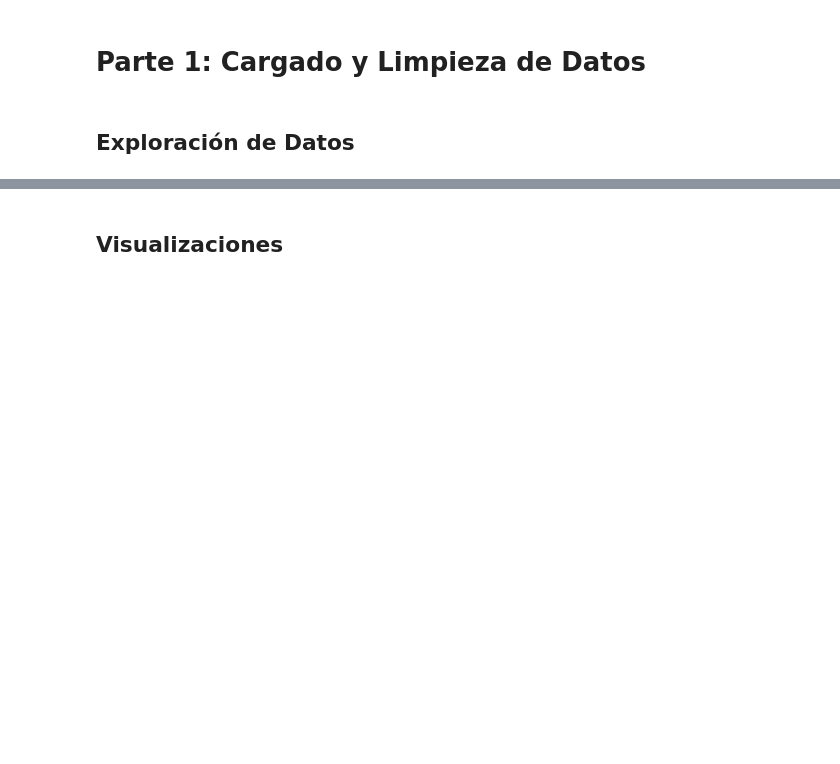
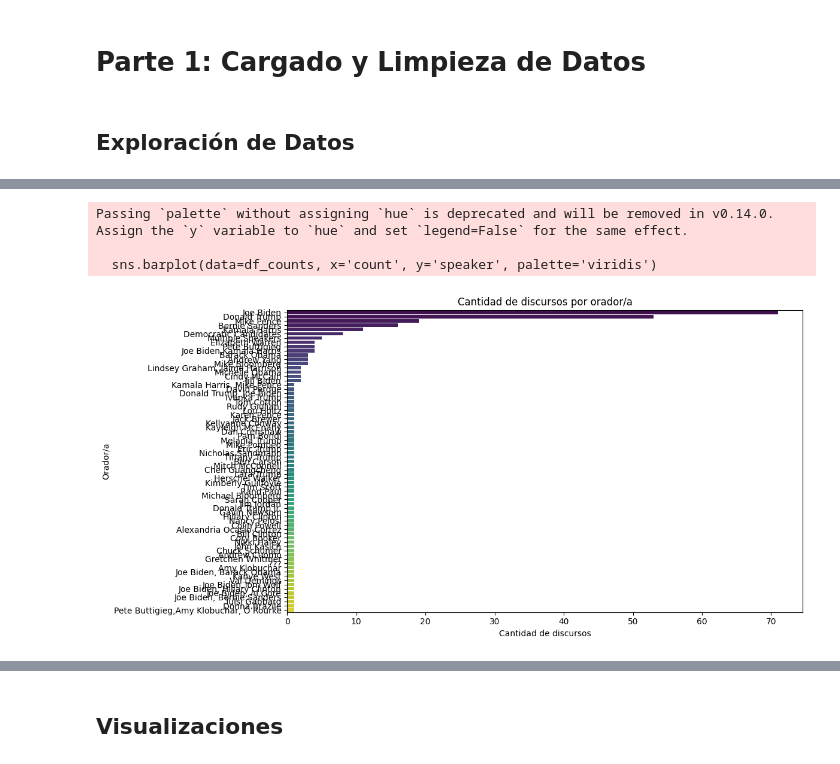
Before and after one commit to Jonathanrr98/intro-cd-tarea1, a Jupyter notebook: us2020_propuesta_estudiantes.ipynb, the cells around one changed output, grey strips where cells are left out. Cells and saved outputs as stored; diff of their text form; code cells hidden in the pictures; blank space fills up the shorter version.

Commit message:
histogramas para visualizar cantidad de candidatos y para ir poniendo en el informe

```diff
--- a/us2020_propuesta_estudiantes.ipynb
+++ b/us2020_propuesta_estudiantes.ipynb
@@ -169,3 +170,22 @@ Data columns (total 6 columns):
 dtypes: object(6)
 memory usage: 9.3+ KB
 None
+# %%
+# Convertir a DataFrame y ordenar
+df_counts = speech_counts.reset_index()
+df_counts.columns = ['speaker', 'count']
+df_counts = df_counts.sort_values(by='count', ascending=False)
+
+# Crear gráfico
+plt.figure(figsize=(12, 6))
+sns.barplot(data=df_counts, x='count', y='speaker', palette='viridis')
+plt.title('Cantidad de discursos por orador/a')
+plt.xlabel('Cantidad de discursos')
+plt.ylabel('Orador/a')
+plt.tight_layout()
+plt.show()
+# %% [output]
+Passing `palette` without assigning `hue` is deprecated and will be removed in v0.14.0. Assign the `y` variable to `hue` and set `legend=False` for the same effect.
+
+  sns.barplot(data=df_counts, x='count', y='speaker', palette='viridis')
+[figure, added]
```
Also changed, not shown: parts of 5 cells of this notebook.
